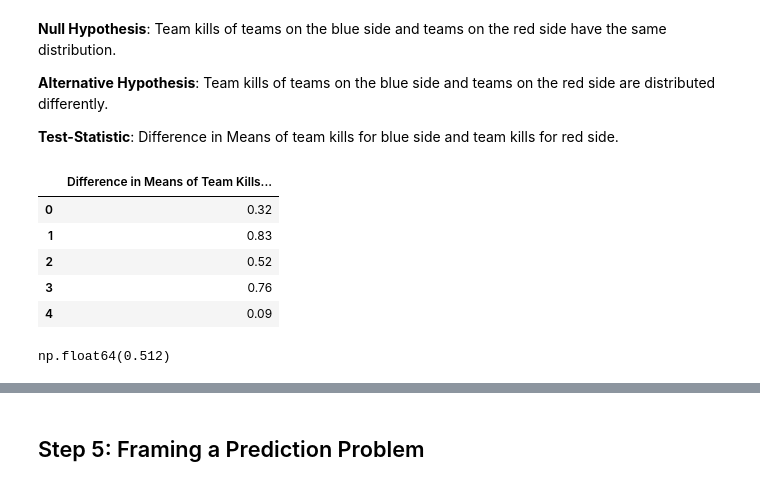
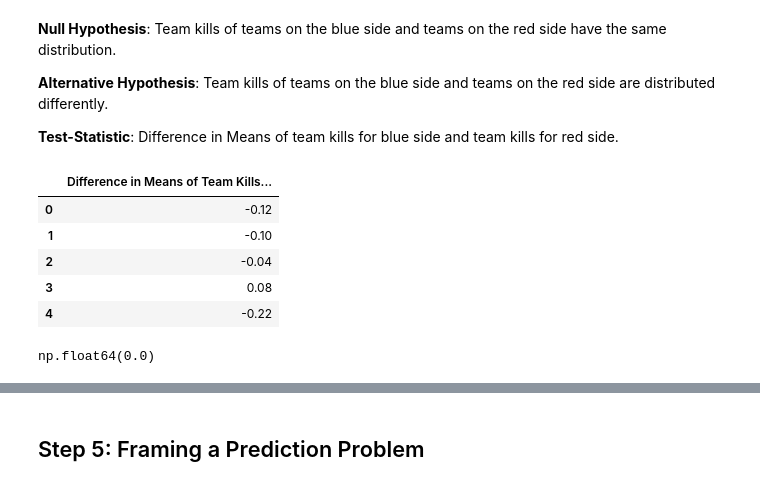
Before and after one commit to spattapu1/LoL-Statistical-Analysis, a Jupyter notebook: finalproject.ipynb, the cells around one changed output, grey strips where cells are left out. Drawn from its saved outputs; the diff is of its cells as text; code cells hidden in the pictures.

Commit message:
perm_dist

```diff
--- a/finalproject.ipynb
+++ b/finalproject.ipynb
@@ -327,25 +327,25 @@ np.float64(1.0)
 # %%
 shuffled = teams.copy()
 
 perm_dist = []
 for i in range(1000):
     shuffled['side'] = np.random.permutation(shuffled['side'])
     by_side = shuffled.groupby('side')['teamkills'].mean()
     perm_dist.append(by_side['Blue'] - by_side['Red'])
 
-sampling_dist = pd.DataFrame(sampling_dist, columns=["Difference in Means of Team Kills (Blue - Red)"])
-sampling_dist.head()
+perm_dist = pd.DataFrame(perm_dist, columns=["Difference in Means of Team Kills (Blue - Red)"])
+perm_dist.head()
 # %% [output]
 |  | Difference in Means of Team Kills... |
-| 0 | 0.32 |
-| 1 | 0.83 |
-| 2 | 0.52 |
-| 3 | 0.76 |
-| 4 | 0.09 |
+| 0 | -0.12 |
+| 1 | -0.10 |
+| 2 | -0.04 |
+| 3 | 0.08 |
+| 4 | -0.22 |
 # %%
 observed = teams.groupby('side')['teamkills'].mean().loc['Blue'] - teams.groupby('side')['teamkills'].mean().loc['Red']
-p_val = ((sampling_dist['Difference in Means of Team Kills (Blue - Red)']) >= observed).mean()
+p_val = ((perm_dist['Difference in Means of Team Kills (Blue - Red)']) >= observed).mean()
 p_val
 # %% [output]
-np.float64(0.512)
+np.float64(0.0)
 # %%
```
Also changed, not shown: parts of 26 cells of this notebook.
